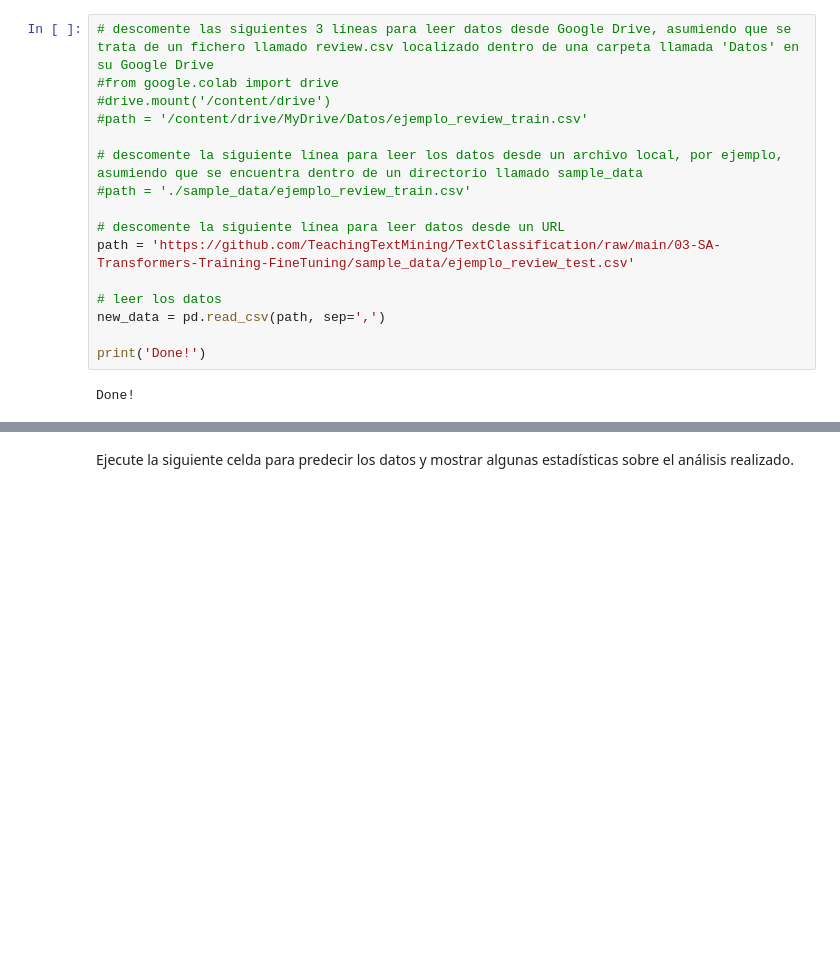
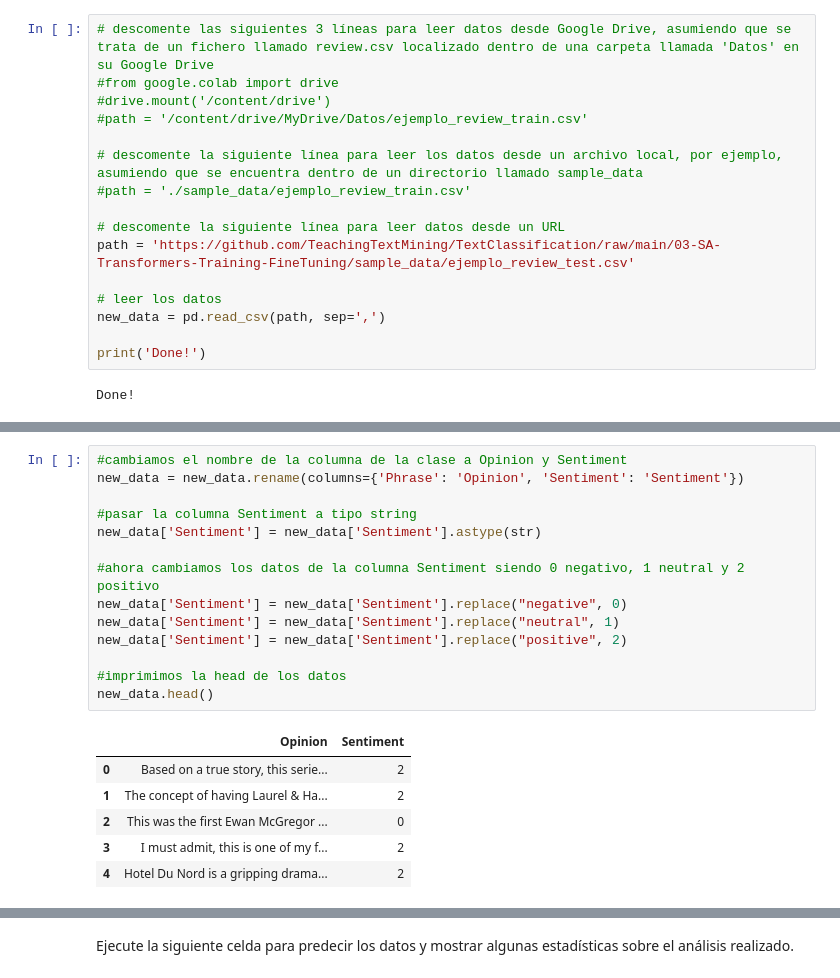
Before and after one commit to igl35/master-ua, a Jupyter notebook: Minería de textos/TextClassification-main/03-SA-Transformers-Training-FineTuning/03-TextClassification-with-Transformers-FineTuning-TripAdvisor.ipynb, the cells around one changed output, grey strips where cells are left out. Cells and saved outputs as stored; diff of their text form; blank space fills up the shorter version.

```diff
--- a/Minería de textos/TextClassification-main/03-SA-Transformers-Training-FineTuning/03-TextClassification-with-Transformers-FineTuning-TripAdvisor.ipynb
+++ b/Minería de textos/TextClassification-main/03-SA-Transformers-Training-FineTuning/03-TextClassification-with-Transformers-FineTuning-TripAdvisor.ipynb
@@ -711,0 +809,21 @@ Done!
+# %%
+#cambiamos el nombre de la columna de la clase a Opinion y Sentiment
+new_data = new_data.rename(columns={'Phrase': 'Opinion', 'Sentiment': 'Sentiment'})
+
+#pasar la columna Sentiment a tipo string
+new_data['Sentiment'] = new_data['Sentiment'].astype(str)
+
+#ahora cambiamos los datos de la columna Sentiment siendo 0 negativo, 1 neutral y 2 positivo
+new_data['Sentiment'] = new_data['Sentiment'].replace("negative", 0)
+new_data['Sentiment'] = new_data['Sentiment'].replace("neutral", 1)
+new_data['Sentiment'] = new_data['Sentiment'].replace("positive", 2)
+
+#imprimimos la head de los datos
+new_data.head()
+# %% [output]
+|  | Opinion | Sentiment |
+| 0 | Based on a true story, this serie... | 2 |
+| 1 | The concept of having Laurel & Ha... | 2 |
+| 2 | This was the first Ewan McGregor ... | 0 |
+| 3 | I must admit, this is one of my f... | 2 |
+| 4 | Hotel Du Nord is a gripping drama... | 2 |
```
Also changed, not shown: parts of 19 cells of this notebook.
